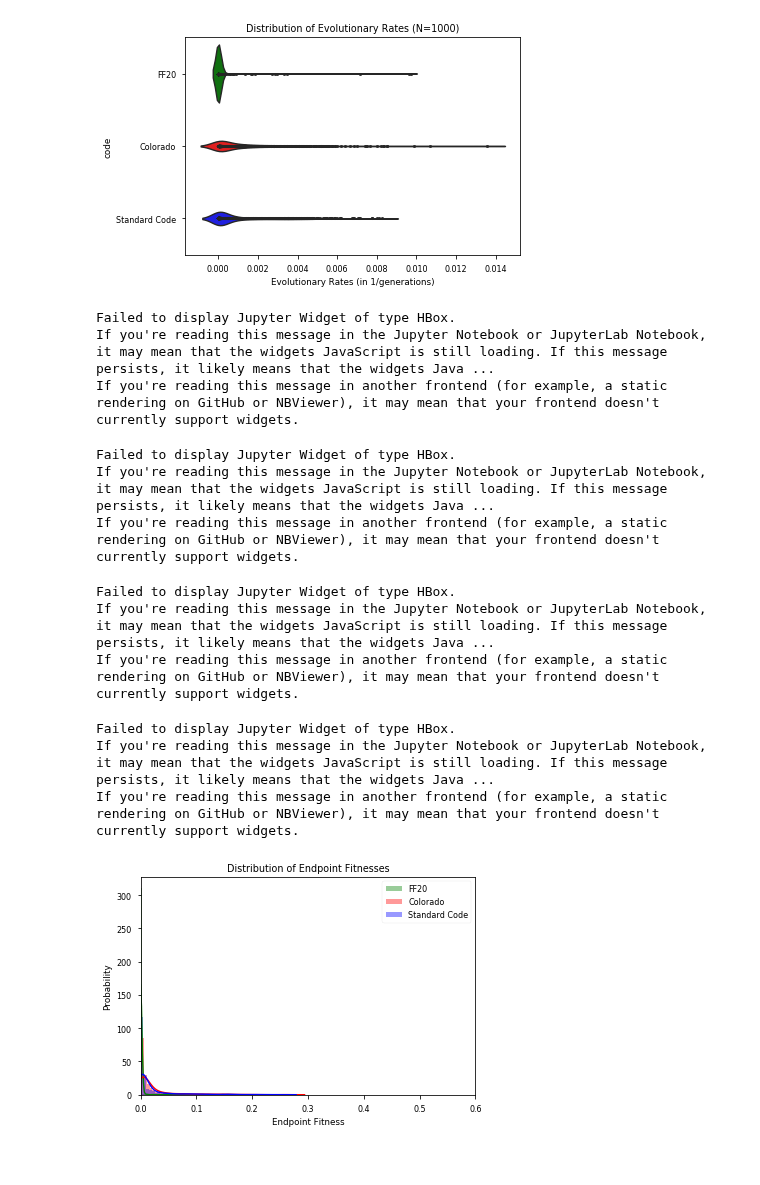
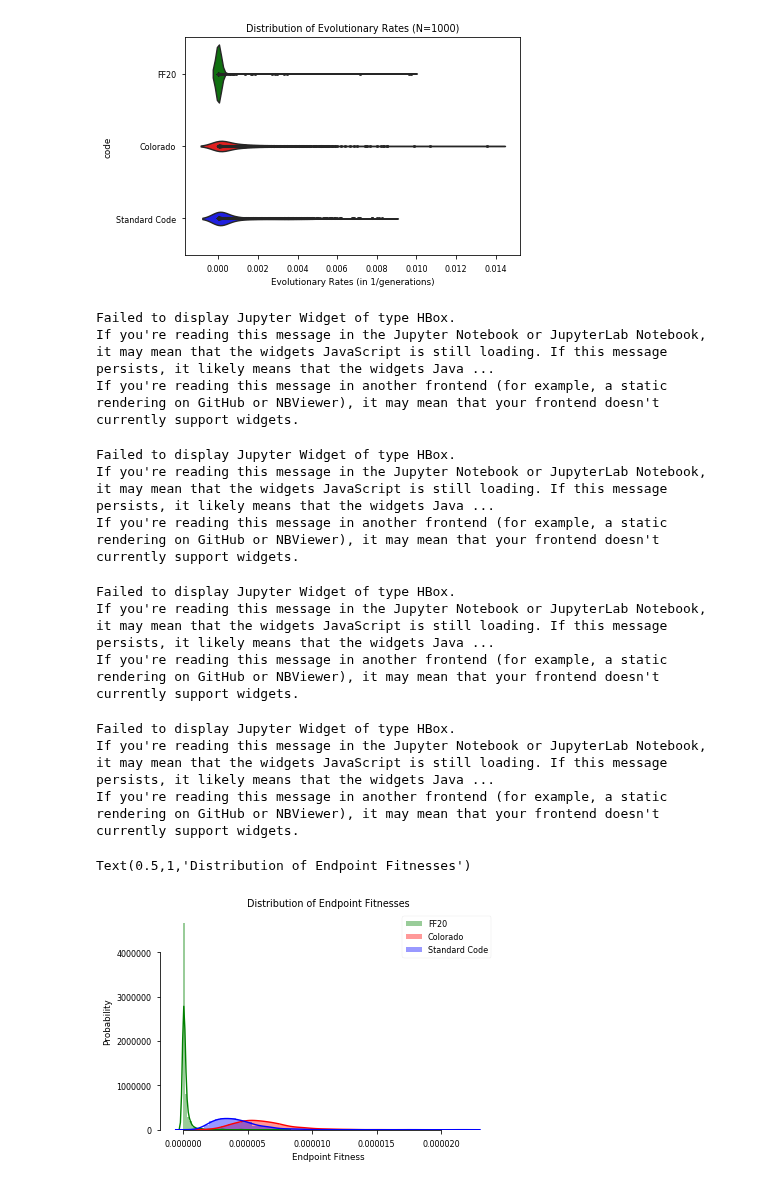
Before and after one commit to EndyLab/codon-tables, a Jupyter notebook: notebooks/fast_fail_figs.ipynb, the cells around one changed output. Saved outputs shown, nothing was run; the diff lists cells and outputs as text; code cells hidden in the pictures.

```diff
--- a/notebooks/fast_fail_figs.ipynb
+++ b/notebooks/fast_fail_figs.ipynb
@@ -336,11 +336,16 @@ filenames = [
     '/home/jonathan/Dropbox/Lab/ATD/codon-tables/data/manuscript/N=1e6_b=1_l=2/Reductionist20_0/output/2018-03-23_Reductionist20_0_concatenated.pickle' # RED15
 ]
 # get dataframes
-for file in filenames[0:3]:
+for file in filenames:
     with open(file, 'rb') as handle:
         df = pickle.load(handle)
-        df = df[df['time'] < 100]
-        DF_3b = pd.concat([DF_3b, df])
+        df = df[df['time'] < 10]
+        DF = pd.concat([DF, df])
         del df
 # with open(filenames[0], 'rb') as handle:
 #     df = pickle.load(handle)
+# %%
+wanted_codes = ['Standard Code', 'Colorado', 'FF20']
+f = lambda code: code in wanted_codes
+DF_3b = DF.loc[DF['code'].map(f)]
+DF_3b
@@ -479,36 +504,41 @@ Text(0.5,0,'Evolutionary Rates (in 1/generations)')
 #############
 # get endpoint fitness from simulations
 endpoints = {}
 for code in tqdm(codes, desc='Looping through codes'):
     endpoints[code] = []
     df = DF_3b.loc[DF_3b['code'] == code]
     for sim in tqdm(sims, desc='Looping through sims'):
         endpoints[code].append(df.loc[df['sim'] == sim,'fitness'].iloc[-1])
+        sns.despine(trim=True)
 DF_endtimes = pd.DataFrame.from_dict(endpoints)
 
 # plot distribution
 for code in codes:
     sns.distplot(DF_endtimes[code], kde=True, hist=True, rug=False, norm_hist=True, color=colordict[code], label=code, rug_kws={"alpha" : 0.03})
-plt.xlim([0,0.6])
+# plt.xlim([0,0.6])
+sns.despine(trim=True)
 plt.xlabel('Endpoint Fitness')
 plt.ylabel('Probability')
 plt.legend()
 plt.title('Distribution of Endpoint Fitnesses')
-plt.savefig('Endtime Dist (Hist and KDE).svg')
+
+
+#plt.savefig('Endtime Dist (Hist and KDE).svg')
 # %% [output]
 Failed to display Jupyter Widget of type HBox.
 If you're reading this message in the Jupyter Notebook or JupyterLab Notebook, it may mean that the widgets JavaScript is still loading. If this message persists, it likely means that the widgets Java ...
 If you're reading this message in another frontend (for example, a static rendering on GitHub or NBViewer), it may mean that your frontend doesn't currently support widgets.
 Failed to display Jupyter Widget of type HBox.
 If you're reading this message in the Jupyter Notebook or JupyterLab Notebook, it may mean that the widgets JavaScript is still loading. If this message persists, it likely means that the widgets Java ...
 If you're reading this message in another frontend (for example, a static rendering on GitHub or NBViewer), it may mean that your frontend doesn't currently support widgets.
 Failed to display Jupyter Widget of type HBox.
 If you're reading this message in the Jupyter Notebook or JupyterLab Notebook, it may mean that the widgets JavaScript is still loading. If this message persists, it likely means that the widgets Java ...
 If you're reading this message in another frontend (for example, a static rendering on GitHub or NBViewer), it may mean that your frontend doesn't currently support widgets.
 Failed to display Jupyter Widget of type HBox.
 If you're reading this message in the Jupyter Notebook or JupyterLab Notebook, it may mean that the widgets JavaScript is still loading. If this message persists, it likely means that the widgets Java ...
 If you're reading this message in another frontend (for example, a static rendering on GitHub or NBViewer), it may mean that your frontend doesn't currently support widgets.
+Text(0.5,1,'Distribution of Endpoint Fitnesses')
-[figure, old version]
+[figure, new version]
 # %%
 ##############################################
 # Sup Video: Distribution Evolving Over Time #
```
Also changed, not shown: parts of 2 cells of this notebook, 1 other file.
